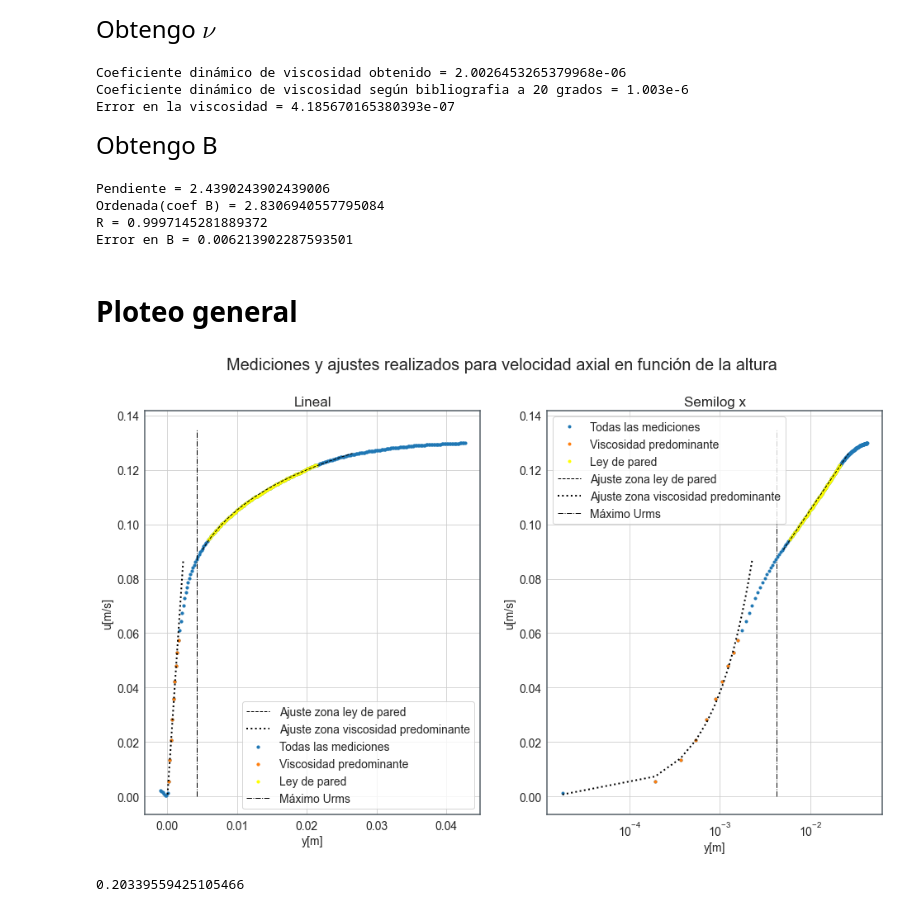
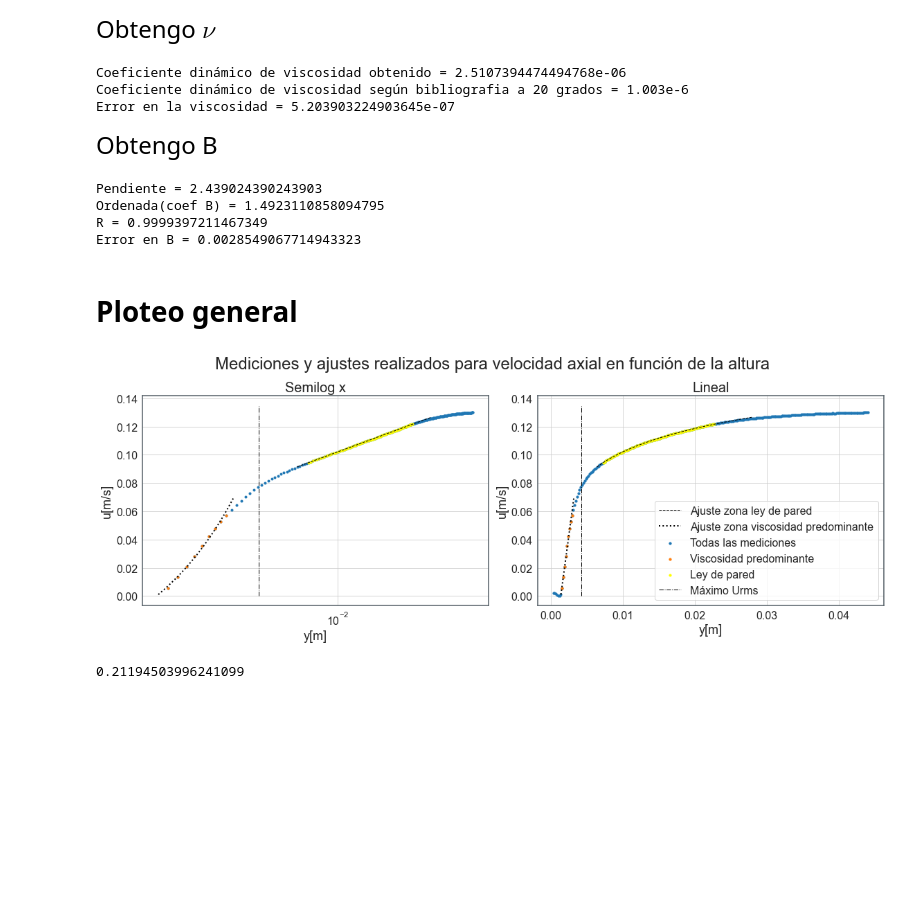
Before and after one commit to francescocamussoni/Lab-IB, a Jupyter notebook: fluid_mechanics.ipynb, the cells around one changed output. Drawn from its saved outputs; the diff is of its cells as text; code cells hidden in the pictures; blank space fills up the shorter version.

```diff
--- a/fluid_mechanics.ipynb
+++ b/fluid_mechanics.ipynb
@@ -115,18 +116,18 @@ plt.show()
 
 <font size="5">Obtengo $y_0$ para correccion</font>
 # %%
-coefs_v = lr(Uv, Yv) #coeficientes del ajuste en la zona viscosa
-aux1, cov_v = np.polyfit(Uv, Yv, 1, cov=True)
+p_v, cov_v = np.polyfit(Uv-np.mean(Uv), Yv-np.mean(Yv), 1, cov=True)
+
 cov_v = np.sqrt(cov_v)
-aj_v = np.polyval(aux1, Uv)
-er_v = cov_v[0,0]*aj_v+cov_v[1,1]
+aj_v = np.polyval(p_v, Uv-np.mean(Uv))+np.mean(Yv)
+er_v = np.sqrt((cov_v[0,0]*(Uv-np.mean(Uv)))**2+cov_v[1,1]**2)
 print('Pendiente = {}\nOrdenada = {}\nR = {}\nError pendiente = {}\n Error ordenada = {}'.format(coefs_v.slope, coefs_v.intercept, coefs_v.rvalue, np.sqrt(cov_v[0,0]), np.sqrt(cov_v[1,1])))
 
 fig = plt.figure(figsize=(9,6))
 ax1 = plt.subplot(111)
 ax1.fill_between(Uv, aj_v+er_v, aj_v-er_v, color='orange', alpha=0.5)
 ax1.scatter(Uv, Yv, label='Mediciones', s=10)
-ax1.plot(Uv, Uv*coefs_v.slope+coefs_v.intercept, label='Regresión lineal', color='C1')
+ax1.plot(Uv, aj_v, label='Regresión lineal', color='C1')
 ax1.set_ylabel('y[m]')
 ax1.set_xlabel('u[m/s]')
 ax1.set_title('Zona donde predominan los efectos viscosos')
@@ -179,11 +180,10 @@ plt.show()
 # %% [markdown]
 <font size="5">Obtengo $\frac{u_t}{k}$</font>
 # %%
-coefs_w = lr(np.log(Yw), Uw) #coeficientes donde vale la ley de pared
-aux2, cov_w = np.polyfit(np.log(Yw), Uw, 1, cov=True)
+p_w, cov_w = np.polyfit(np.log(Yw)-np.mean(np.log(Yw)), Uw-np.mean(Uw), 1, cov=True)
 cov_w = np.sqrt(cov_w)
-aj_w = np.polyval(aux2, np.log(Yw))
-er_w = cov_w[0,0]*aj_w+cov_w[1,1]
+aj_w = np.polyval(p_w, np.log(Yw)-np.mean(np.log(Yw)))+np.mean(Uw)
+er_w = np.sqrt(cov_w[0,0]**2*(aj_w+cov_w[1,1])**2)
 print('Pendiente = {}\nOrdenada = {}\nR = {}'.format(coefs_w.slope, coefs_w.intercept, coefs_w.rvalue))
 
 fig = plt.figure(figsize=(9,6))
@@ -227,9 +227,9 @@ print('Coeficiente dinámico de viscosidad obtenido = {}'.format(nu))
 print('Coeficiente dinámico de viscosidad según bibliografia a 20 grados = 1.003e-6')
 print('Error en la viscosidad = {}'. format(np.sqrt((2*coefs_w.slope*coefs_v.slope*coefs_w.stderr)**2+(coefs_w.slope**2*coefs_v.stderr)**2)))
 # %% [output]
-Coeficiente dinámico de viscosidad obtenido = 2.0026453265379968e-06
+Coeficiente dinámico de viscosidad obtenido = 2.5107394474494768e-06
 Coeficiente dinámico de viscosidad según bibliografia a 20 grados = 1.003e-6
-Error en la viscosidad = 4.185670165380393e-07
+Error en la viscosidad = 5.203903224903645e-07
 # %% [markdown]
 <font size="5">Obtengo B</font>
 # %%
@@ -237,42 +237,43 @@ coefs_B = lr(np.log(Yw*Ut/nu), Uw/Ut) #coeficientes donde vale la ley de pared,
 print('Pendiente = {}\nOrdenada(coef B) = {}\nR = {}'.format(coefs_B.slope, coefs_B.intercept, coefs_B.rvalue))
 print('Error en B = {}'.format(coefs_B.stderr))
 # %% [output]
-Pendiente = 2.4390243902439006
-Ordenada(coef B) = 2.8306940557795084
-R = 0.9997145281889372
-Error en B = 0.006213902287593501
+Pendiente = 2.439024390243903
+Ordenada(coef B) = 1.4923110858094795
+R = 0.9999397211467349
+Error en B = 0.0028549067714943323
 # %% [markdown]
 # Ploteo general
 # %%
-fig = plt.figure(figsize=(16,9))
-ax1 = plt.subplot(121)
+fig = plt.figure(figsize=(16,6))
+ax1 = plt.subplot(122)
 ax1.scatter(Y, U, s=10, label='Todas las mediciones')
 ax1.scatter(Yv, Uv, s=10, label='Viscosidad predominante')
 ax1.scatter(Yw, Uw, s=10,  color='yellow', label='Ley de pared')
 ax1.plot(Y[35:160], np.log(Y[35:160])*coefs_w.slope+coefs_w.intercept, color='black', label='Ajuste zona ley de pared', linewidth=1, linestyle='dashed')
-ax1.plot(Y[6:20], Y[6:20]/coefs_v.slope, color='black', label='Ajuste zona viscosidad predominante', linewidth=2, linestyle='dotted')
+ax1.plot((np.polyval(p_v, U-np.mean(Uv))+np.mean(Yv))[6:20], U[6:20] , color='black', label='Ajuste zona viscosidad predominante', linewidth=2, linestyle='dotted')
 ax1.vlines(Ymax, 0, 0.135, color='black', linestyle='dashdot', linewidth=1, label='Máximo Urms')
 ax1.set_xlabel('y[m]')
 ax1.set_ylabel('u[m/s]')
 ax1.set_title('Lineal')
 ax1.legend()
-ax2 = plt.subplot(122)
-ax2.semilogx(Y, U, '.', label='Todas las mediciones')
+ax2 = plt.subplot(121)
+ax2.semilogx(Y[7:], U[7:], '.', label='Todas las mediciones')
 ax2.semilogx(Yv, Uv, '.', label='Viscosidad predominante')
 ax2.semilogx(Yw, Uw, '.', color='yellow', label='Ley de pared')
 ax2.plot(Y[35:160], np.log(Y[35:160])*coefs_w.slope+coefs_w.intercept, color='black', label='Ajuste zona ley de pared', linewidth=1, linestyle='dashed')
-ax2.plot(Y[6:20], Y[6:20]/coefs_v.slope, color='black', label='Ajuste zona viscosidad predominante', linewidth=2, linestyle='dotted')
+ax2.plot((np.polyval(p_v, U-np.mean(Uv))+np.mean(Yv))[6:20], U[6:20], color='black', label='Ajuste zona viscosidad predominante', linewidth=2, linestyle='dotted')
 ax2.vlines(Ymax, 0, 0.135, color='black', linestyle='dashdot', linewidth=1, label='Máximo Urms')
 ax2.set_xlabel('y[m]')
 ax2.set_ylabel('u[m/s]')
 ax2.set_title('Semilog x')
-ax2.legend()
+#ax2.legend(loc=0)
 plt.suptitle('Mediciones y ajustes realizados para velocidad axial en función de la altura')
+plt.tight_layout()
 plt.savefig('plot general.pdf', format='pdf')
 plt.show()
 # %% [output]
-[figure, old version]
+[figure, new version]
 # %%
 coefs_w.intercept
 # %% [output]
-0.20339559425105466
+0.21194503996241099
```
Also changed, not shown: parts of 7 cells of this notebook, 1 other file.
